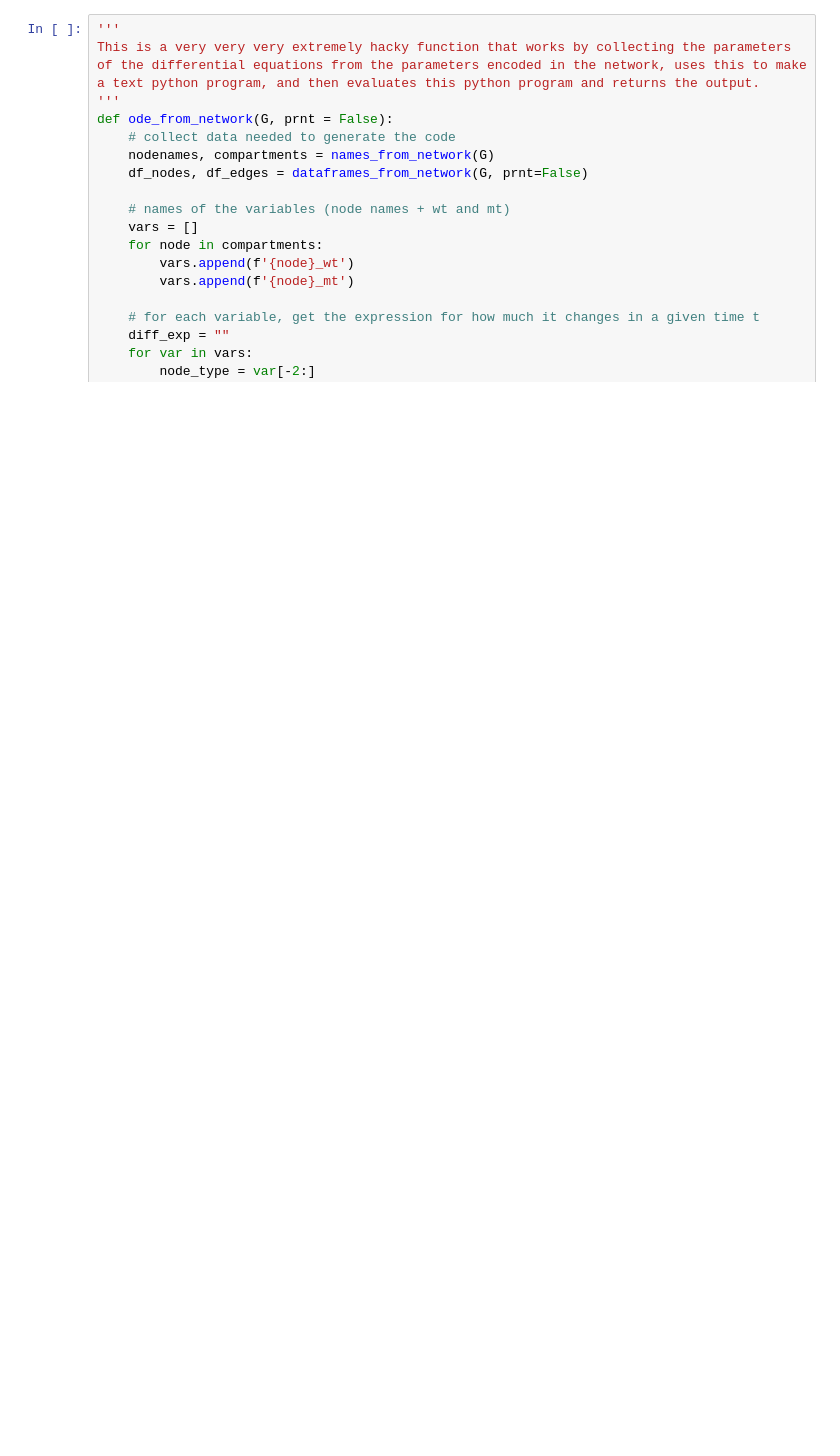
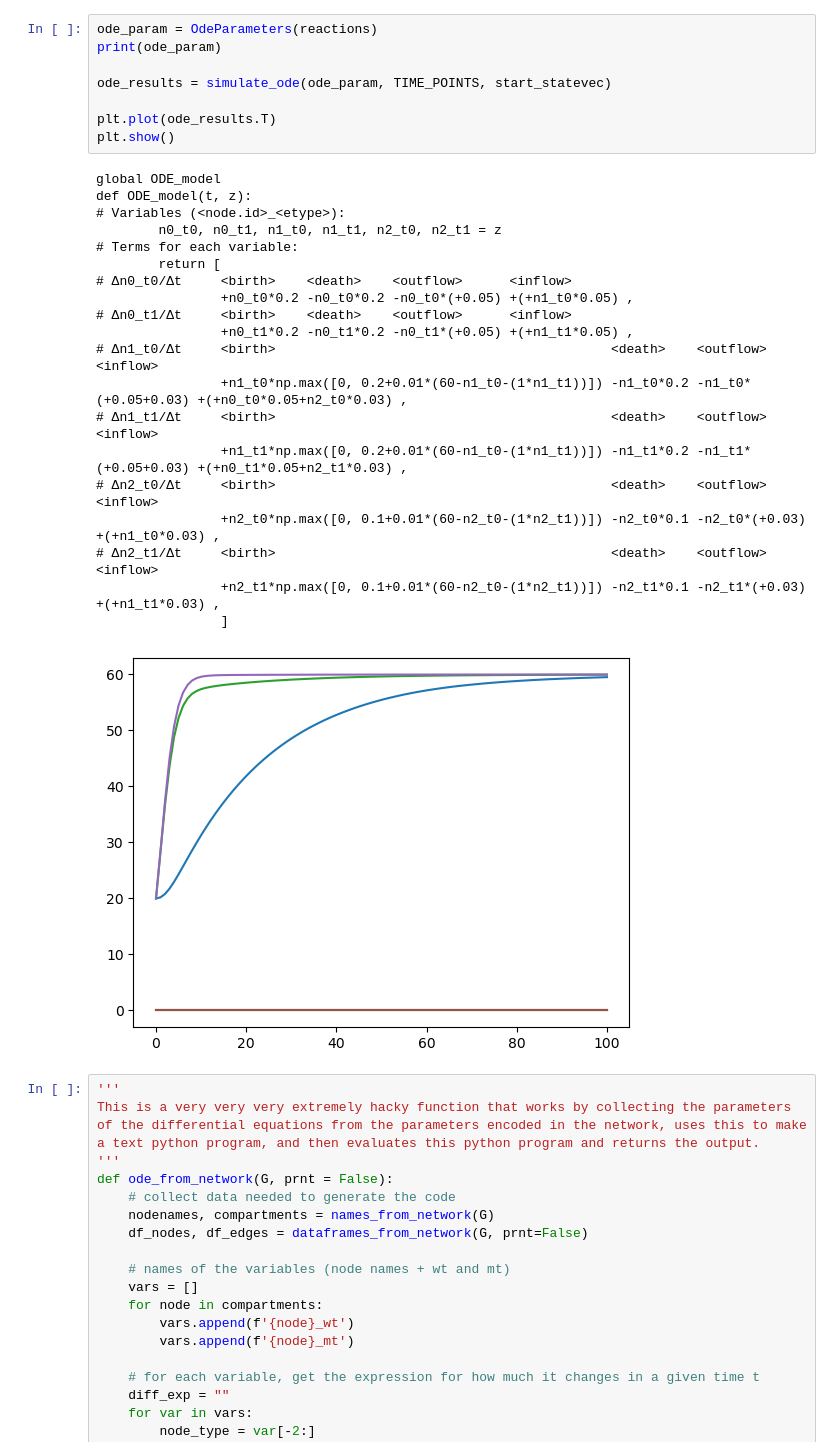
Before and after one commit to dkornai/ssd-simulator, a Jupyter notebook: demo.ipynb, the cells around one changed output. Cells and saved outputs as stored; diff of their text form; blank space fills up the shorter version.

```diff
--- a/demo.ipynb
+++ b/demo.ipynb
@@ -124,3 +109,32 @@ def ODE_model(t, z):
+# %%
+ode_param = OdeParameters(reactions)
+print(ode_param)
+
+ode_results = simulate_ode(ode_param, TIME_POINTS, start_statevec)
+
+plt.plot(ode_results.T)
+plt.show()
+# %% [output]
+global ODE_model
+def ODE_model(t, z):
+# Variables (<node.id>_<etype>):
+        n0_t0, n0_t1, n1_t0, n1_t1, n2_t0, n2_t1 = z
+# Terms for each variable:
+        return [
+# Δn0_t0/Δt     <birth>    <death>    <outflow>      <inflow>
+                +n0_t0*0.2 -n0_t0*0.2 -n0_t0*(+0.05) +(+n1_t0*0.05) ,
+# Δn0_t1/Δt     <birth>    <death>    <outflow>      <inflow>
+                +n0_t1*0.2 -n0_t1*0.2 -n0_t1*(+0.05) +(+n1_t1*0.05) ,
+# Δn1_t0/Δt     <birth>                                           <death>    <outflow>           <inflow>
+                +n1_t0*np.max([0, 0.2+0.01*(60-n1_t0-(1*n1_t1))]) -n1_t0*0.2 -n1_t0*(+0.05+0.03) +(+n0_t0*0.05+n2_t0*0.03) ,
+# Δn1_t1/Δt     <birth>                                           <death>    <outflow>           <inflow>
+                +n1_t1*np.max([0, 0.2+0.01*(60-n1_t0-(1*n1_t1))]) -n1_t1*0.2 -n1_t1*(+0.05+0.03) +(+n0_t1*0.05+n2_t1*0.03) ,
+# Δn2_t0/Δt     <birth>                                           <death>    <outflow>      <inflow>
+                +n2_t0*np.max([0, 0.1+0.01*(60-n2_t0-(1*n2_t1))]) -n2_t0*0.1 -n2_t0*(+0.03) +(+n1_t0*0.03) ,
+# Δn2_t1/Δt     <birth>                                           <death>    <outflow>      <inflow>
+                +n2_t1*np.max([0, 0.1+0.01*(60-n2_t0-(1*n2_t1))]) -n2_t1*0.1 -n2_t1*(+0.03) +(+n1_t1*0.03) ,
+                ]
+[figure, added]
 # %%
 '''
 This is a very very very extremely hacky function that works by collecting the parameters
```
Also changed, not shown: parts of 6 cells of this notebook, 2 other files.
